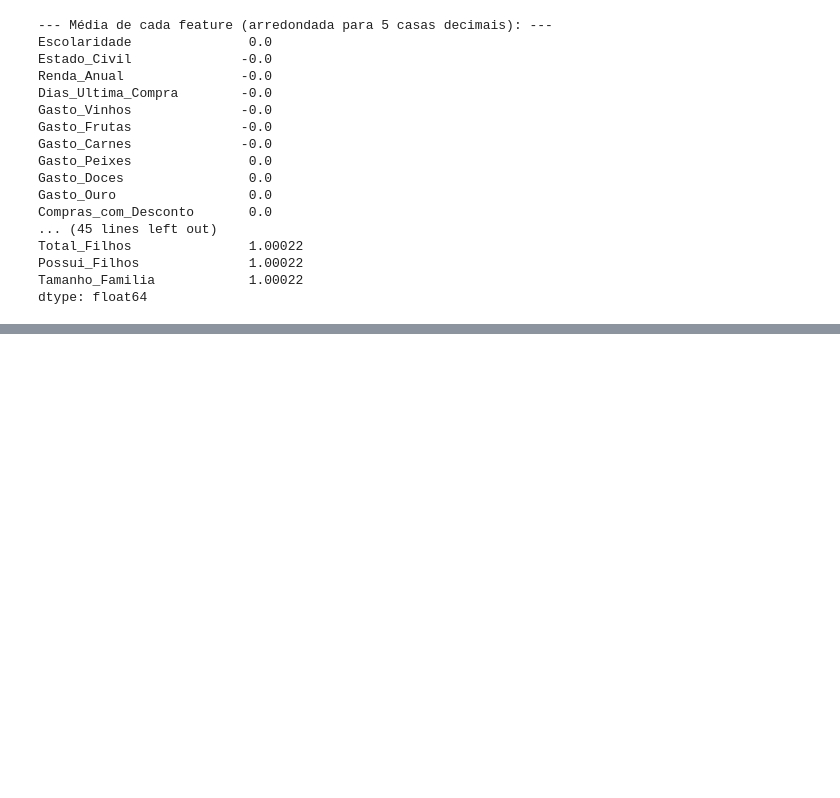
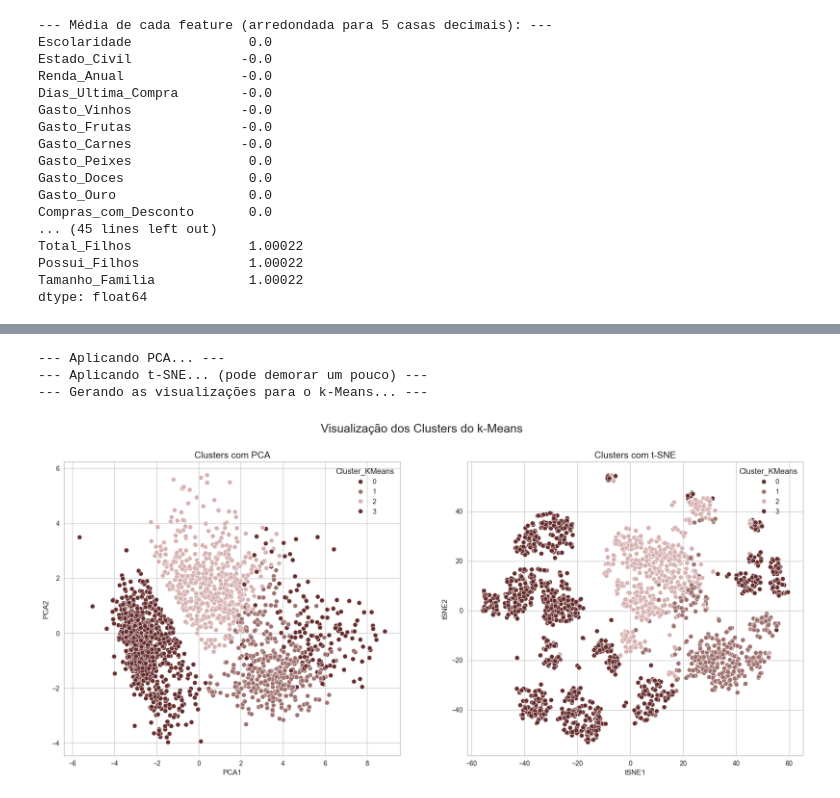
Before and after one commit to juniors719/customer_personality_clustering, a Jupyter notebook: customer_segmentation.ipynb, the cells around one changed output, grey strips where cells are left out. Cells and saved outputs as stored; diff of their text form; code cells hidden in the pictures; blank space fills up the shorter version.

```diff
--- a/customer_segmentation.ipynb
+++ b/customer_segmentation.ipynb
@@ -642,0 +801,47 @@ dtype: float64
+# %%
+# APLICANDO PCA E T-SNE E VISUALIZANDO OS CLUSTERS DO K-MEANS
+
+# 1. Redução de dimensionalidade com PCA
+print("--- Aplicando PCA... ---")
+pca = PCA(n_components=2, random_state=42)
+data_pca = pca.fit_transform(df_ready)
+
+# 2. Redução de dimensionalidade com t-SNE
+# t-SNE pode ser mais lento, mas geralmente produz visualizações melhores para clusters.
+print("--- Aplicando t-SNE... (pode demorar um pouco) ---")
+tsne = TSNE(n_components=2, random_state=42)
+data_tsne = tsne.fit_transform(df_ready)
+
+# 3. Criando um dataframe com os resultados para plotagem
+# Usamos os rótulos que já adicionamos ao df_sem_outliers
+df_plot = pd.DataFrame({
+    'PCA1': data_pca[:, 0], 'PCA2': data_pca[:, 1],
+    'tSNE1': data_tsne[:, 0], 'tSNE2': data_tsne[:, 1],
+    'Cluster_KMeans': df_sem_outliers['Cluster_KMeans']
+})
+
+# 4. Plotando os resultados do k-Means
+print("--- Gerando as visualizações para o k-Means... ---")
+fig, axes = plt.subplots(1, 2, figsize=(20, 8))
+fig.suptitle('Visualização dos Clusters do k-Means', fontsize=18)
+
+# Gráfico com PCA
+sns.scatterplot(
+    ax=axes[0], data=df_plot, x='PCA1', y='PCA2',
+    hue='Cluster_KMeans', palette=PALETTE
+)
+axes[0].set_title('Clusters com PCA', fontsize=14)
+
+# Gráfico com t-SNE
+sns.scatterplot(
+    ax=axes[1], data=df_plot, x='tSNE1', y='tSNE2',
+    hue='Cluster_KMeans', palette=PALETTE
+)
+axes[1].set_title('Clusters com t-SNE', fontsize=14)
+
+plt.show()
+# %% [output]
+--- Aplicando PCA... ---
+--- Aplicando t-SNE... (pode demorar um pouco) ---
+--- Gerando as visualizações para o k-Means... ---
+[figure, added]
```
Also changed, not shown: parts of 13 cells of this notebook.
